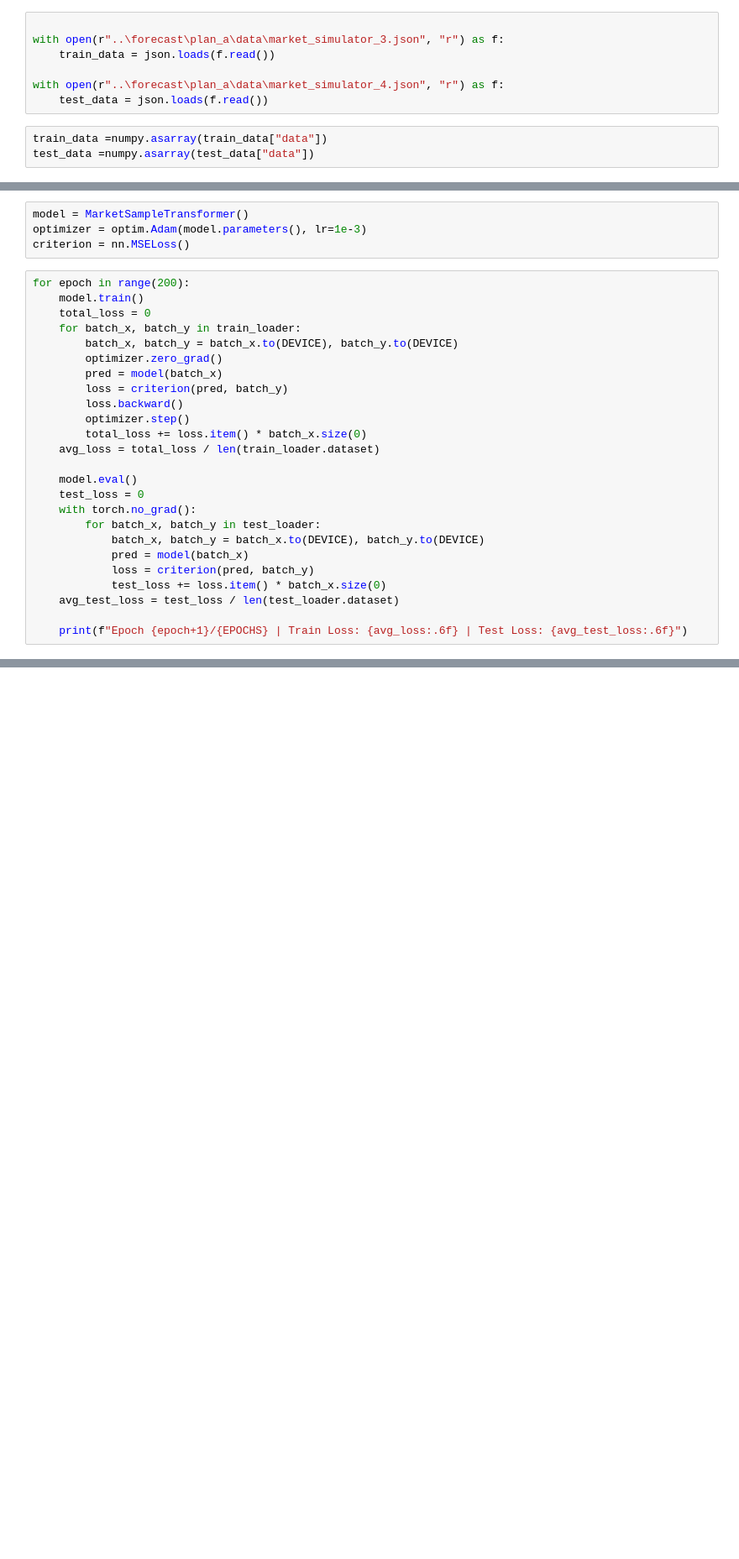
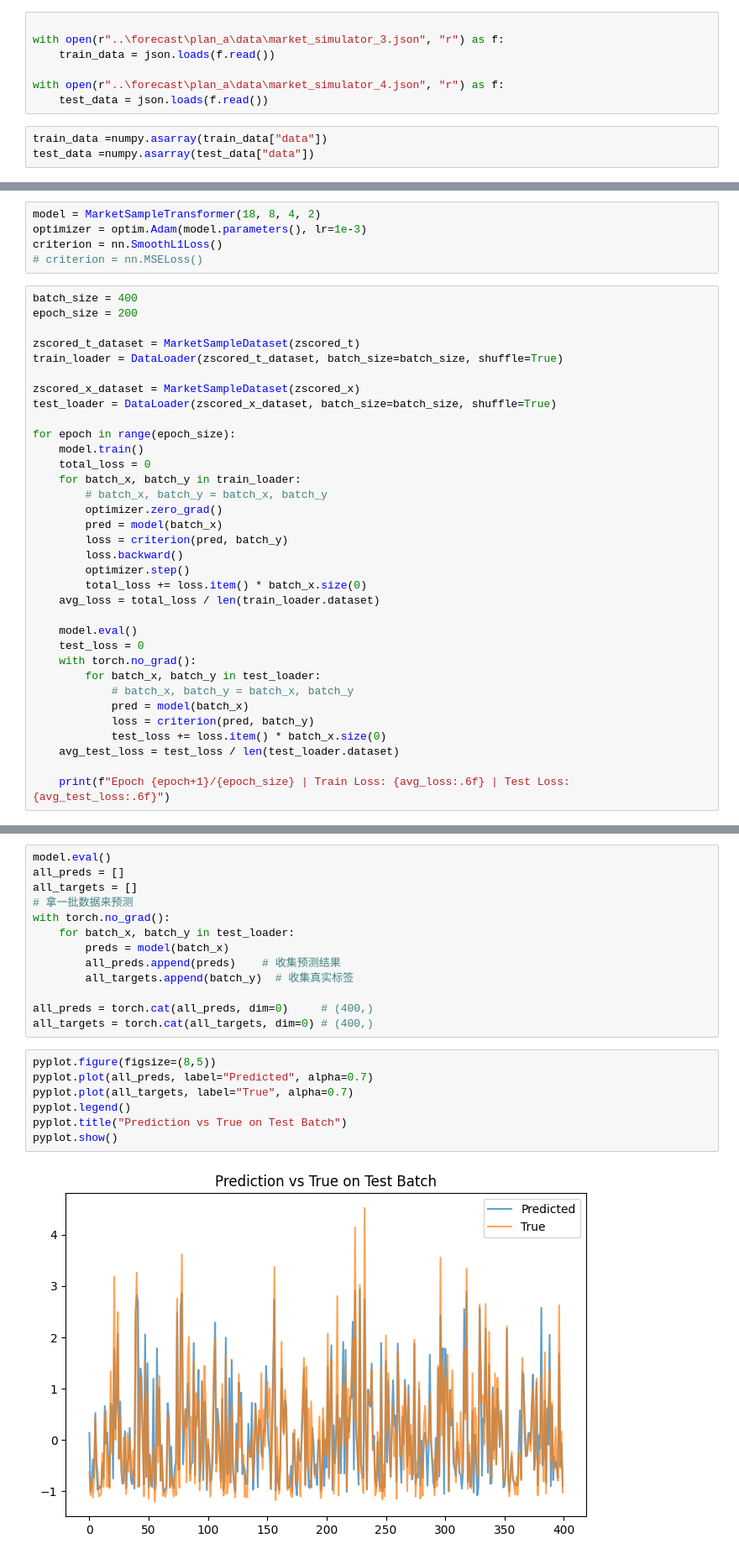
Before and after one commit to Sy-Sang/etrade, a Jupyter notebook: etrade/spot/nb/nb7.ipynb, the cells around one changed output, grey strips where cells are left out. Shown: that part at 84% size. Saved outputs shown, nothing was run; the diff lists cells and outputs as text; blank space fills up the shorter version.

```diff
--- a/etrade/spot/nb/nb7.ipynb
+++ b/etrade/spot/nb/nb7.ipynb
@@ -147,13 +138,23 @@ zscored_t[:10].tolist()
 # %%
-model = MarketSampleTransformer()
+model = MarketSampleTransformer(18, 8, 4, 2)
 optimizer = optim.Adam(model.parameters(), lr=1e-3)
-criterion = nn.MSELoss()
+criterion = nn.SmoothL1Loss()
+# criterion = nn.MSELoss()
 # %%
-for epoch in range(200):
+batch_size = 400
+epoch_size = 200
+
+zscored_t_dataset = MarketSampleDataset(zscored_t)
+train_loader = DataLoader(zscored_t_dataset, batch_size=batch_size, shuffle=True)
+
+zscored_x_dataset = MarketSampleDataset(zscored_x)
+test_loader = DataLoader(zscored_x_dataset, batch_size=batch_size, shuffle=True)
+
+for epoch in range(epoch_size):
     model.train()
     total_loss = 0
     for batch_x, batch_y in train_loader:
-        batch_x, batch_y = batch_x.to(DEVICE), batch_y.to(DEVICE)
+        # batch_x, batch_y = batch_x, batch_y
         optimizer.zero_grad()
         pred = model(batch_x)
         loss = criterion(pred, batch_y)
@@ -166,10 +167,10 @@ for epoch in range(200):
     test_loss = 0
     with torch.no_grad():
         for batch_x, batch_y in test_loader:
-            batch_x, batch_y = batch_x.to(DEVICE), batch_y.to(DEVICE)
+            # batch_x, batch_y = batch_x, batch_y
             pred = model(batch_x)
             loss = criterion(pred, batch_y)
             test_loss += loss.item() * batch_x.size(0)
     avg_test_loss = test_loss / len(test_loader.dataset)
 
-    print(f"Epoch {epoch+1}/{EPOCHS} | Train Loss: {avg_loss:.6f} | Test Loss: {avg_test_loss:.6f}")
+    print(f"Epoch {epoch+1}/{epoch_size} | Train Loss: {avg_loss:.6f} | Test Loss: {avg_test_loss:.6f}")
@@ -175,0 +195,22 @@ for epoch in range(200):
+# %%
+model.eval()
+all_preds = []
+all_targets = []
+# 拿一批数据来预测
+with torch.no_grad():
+    for batch_x, batch_y in test_loader:
+        preds = model(batch_x)
+        all_preds.append(preds)    # 收集预测结果
+        all_targets.append(batch_y)  # 收集真实标签
+
+all_preds = torch.cat(all_preds, dim=0)     # (400,)
+all_targets = torch.cat(all_targets, dim=0) # (400,)
+# %%
+pyplot.figure(figsize=(8,5))
+pyplot.plot(all_preds, label="Predicted", alpha=0.7)
+pyplot.plot(all_targets, label="True", alpha=0.7)
+pyplot.legend()
+pyplot.title("Prediction vs True on Test Batch")
+pyplot.show()
+# %% [output]
+[figure, added]
```
Also changed, not shown: parts of 13 cells of this notebook, 4 other files.
